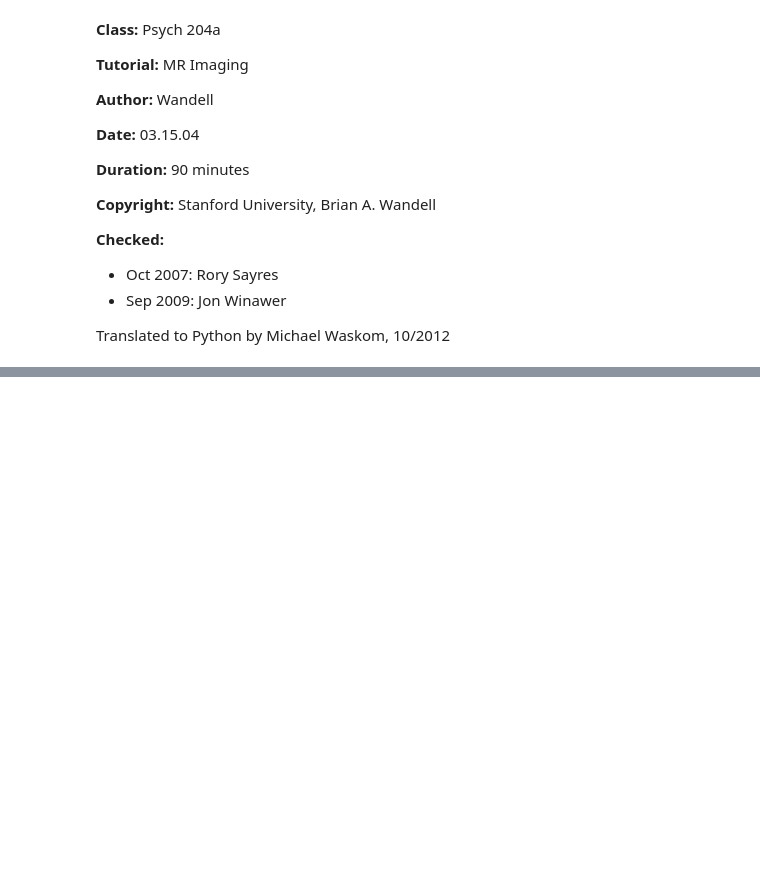
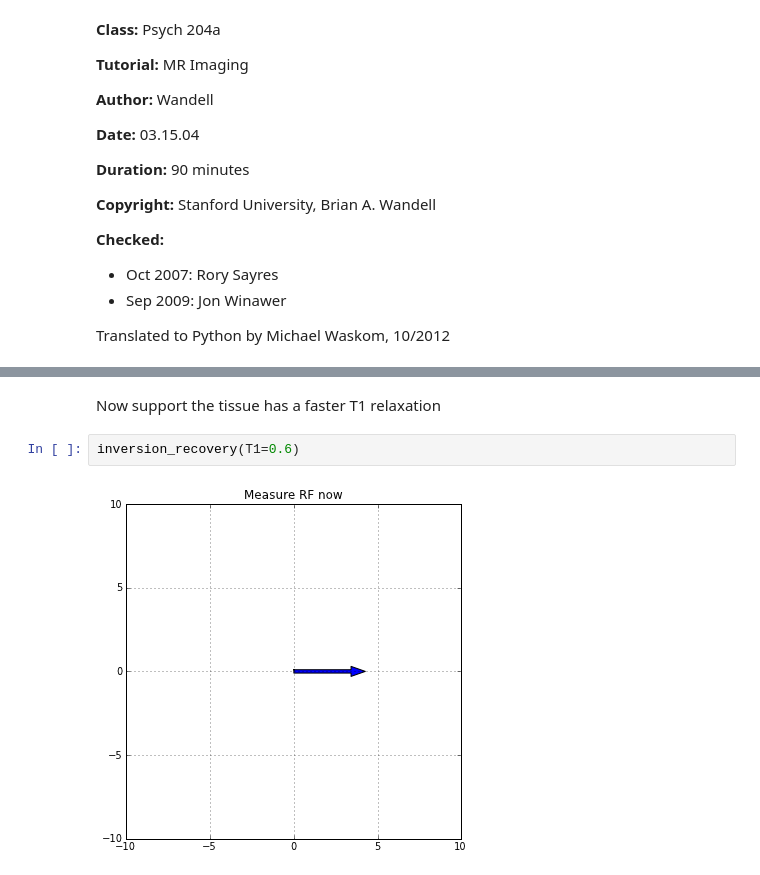
Before and after one commit to mwaskom/Psych204A, a Jupyter notebook: mrImaging.ipynb, the cells around one changed output, grey strips where cells are left out. Cells and saved outputs as stored; diff of their text form; blank space fills up the shorter version.

```diff
--- a/mrImaging.ipynb
+++ b/mrImaging.ipynb
@@ -178,0 +259,6 @@ return;
+# %% [markdown]
+Now support the tissue has a faster T1 relaxation
+# %%
+inversion_recovery(T1=0.6)
+# %% [output]
+[figure, added]
```
Also changed, not shown: parts of 88 cells of this notebook.
